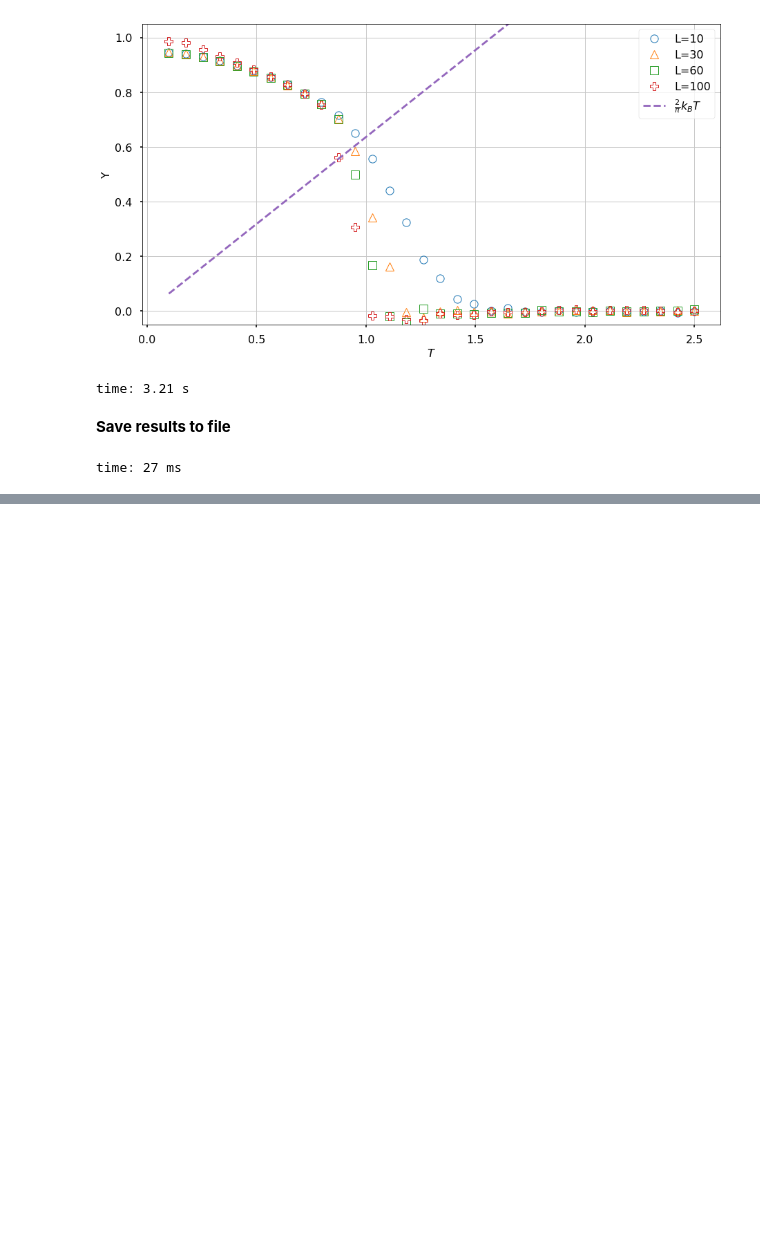
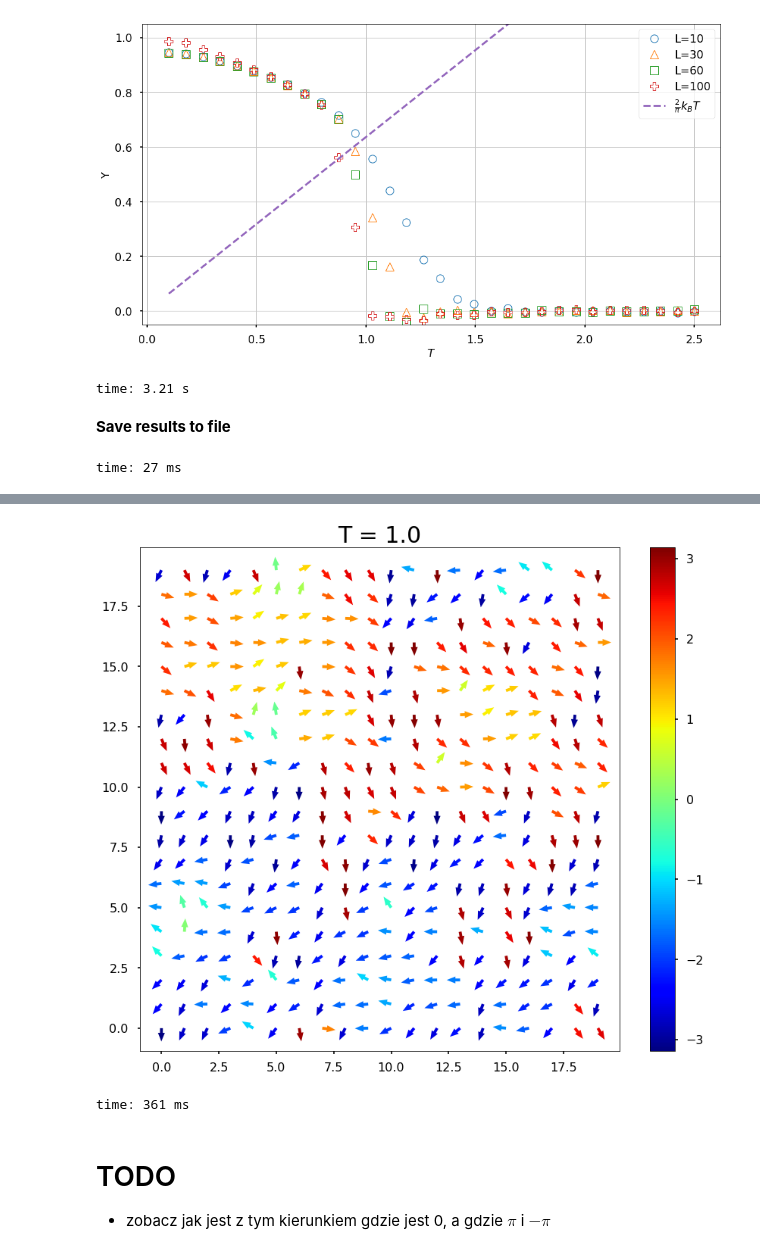
Before and after one commit to robertjankowski/XYmodel, a Jupyter notebook: plotting/XY_withCython.ipynb, the cells around one changed output, grey strips where cells are left out. Cells and saved outputs as stored; diff of their text form; code cells hidden in the pictures; blank space fills up the shorter version.

```diff
--- a/plotting/XY_withCython.ipynb
+++ b/plotting/XY_withCython.ipynb
@@ -421,0 +477,18 @@ time: 27 ms
+# %%
+U_after = np.sin(xy_after.lattice)
+V_after = np.cos(xy_after.lattice)
+C_after = xy_after.lattice
+
+plt.figure(figsize=(12, 10))
+plt.quiver(U_after, V_after, C_after, headwidth=2.4, headaxislength=3,
+           headlength=3, width=0.006, cmap=cm.jet, norm=norm)
+plt.colorbar()
+plt.tight_layout()
+plt.title("T = 1.0", fontsize=30)
+plt.show()
+# %% [output]
+[figure, added]
+time: 361 ms
+# %% [markdown]
+# TODO
+- zobacz jak jest z tym kierunkiem gdzie jest 0, a gdzie $\pi$ i $-\pi$
```
Also changed, not shown: parts of 11 cells of this notebook.
